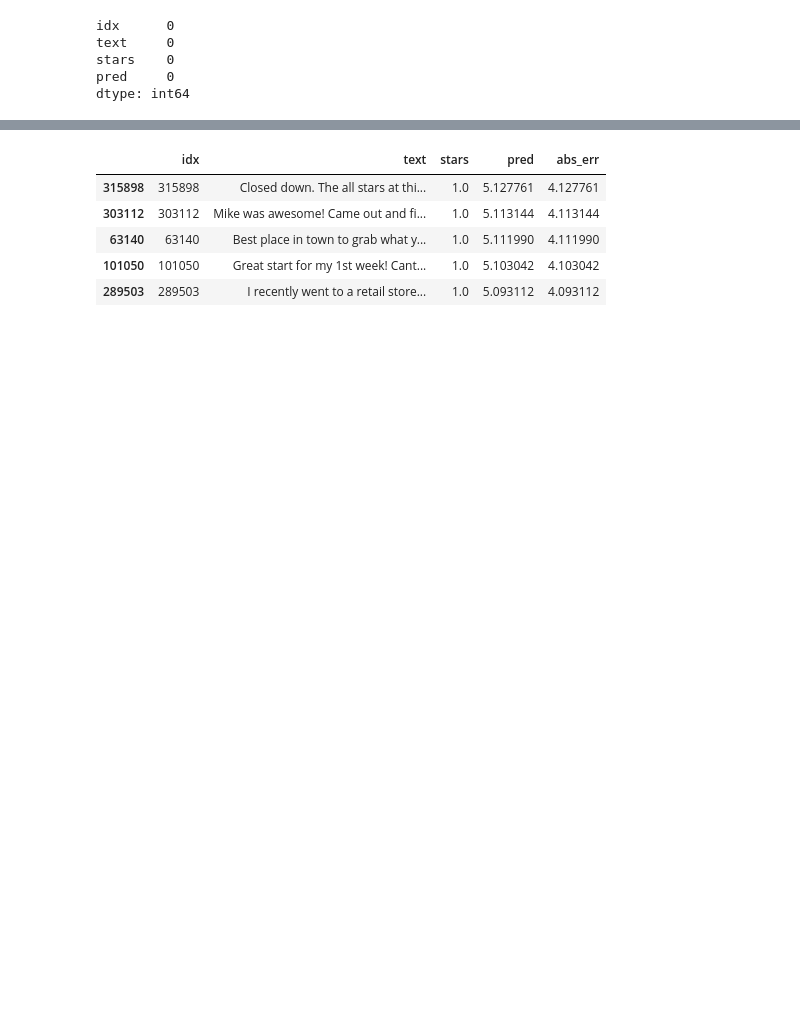
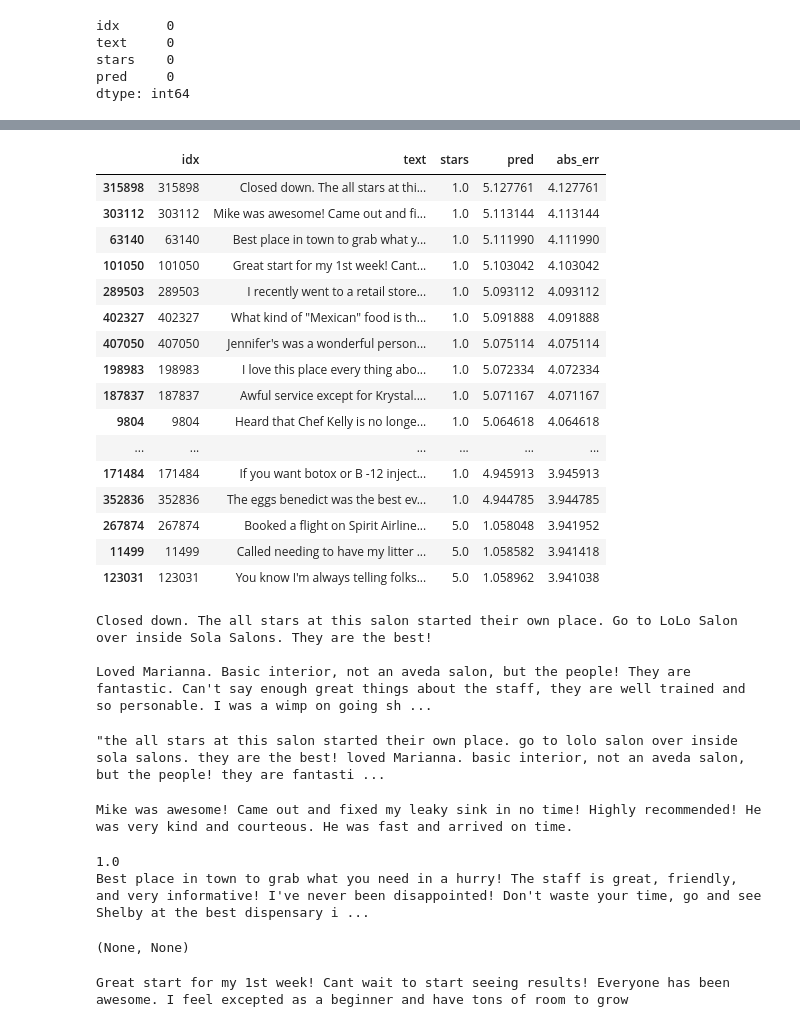
Before and after one commit to BloomTech-Labs/Yelp-ds, a Jupyter notebook: sentiment/final_evaluation/instpect.ipynb, the cells around one changed output, grey strips where cells are left out. Saved outputs shown, nothing was run; the diff lists cells and outputs as text; code cells hidden in the pictures; blank space fills up the shorter version.

```diff
--- a/sentiment/final_evaluation/instpect.ipynb
+++ b/sentiment/final_evaluation/instpect.ipynb
@@ -501,9 +505,44 @@ summary2 ft pred (('__label__POSITIVE',), array([0.93538362]))
 # %%
-top_top_losses.sort_values("abs_err", ascending=False).head()
+top_top_losses.sort_values("abs_err", ascending=False).head(50)
 # %% [output]
 |  | idx | text | stars | pred | abs_err |
 | 315898 | 315898 | Closed down. The all stars at thi... | 1.0 | 5.127761 | 4.127761 |
 | 303112 | 303112 | Mike was awesome! Came out and fi... | 1.0 | 5.113144 | 4.113144 |
 | 63140 | 63140 | Best place in town to grab what y... | 1.0 | 5.111990 | 4.111990 |
 | 101050 | 101050 | Great start for my 1st week! Cant... | 1.0 | 5.103042 | 4.103042 |
 | 289503 | 289503 | I recently went to a retail store... | 1.0 | 5.093112 | 4.093112 |
+| 402327 | 402327 | What kind of "Mexican" food is th... | 1.0 | 5.091888 | 4.091888 |
+| 407050 | 407050 | Jennifer's was a wonderful person... | 1.0 | 5.075114 | 4.075114 |
+| 198983 | 198983 | I love this place every thing abo... | 1.0 | 5.072334 | 4.072334 |
+| 187837 | 187837 | Awful service except for Krystal.... | 1.0 | 5.071167 | 4.071167 |
+| 9804 | 9804 | Heard that Chef Kelly is no longe... | 1.0 | 5.064618 | 4.064618 |
+| ... | ... | ... | ... | ... | ... |
+| 171484 | 171484 | If you want botox or B -12 inject... | 1.0 | 4.945913 | 3.945913 |
+| 352836 | 352836 | The eggs benedict was the best ev... | 1.0 | 4.944785 | 3.944785 |
+| 267874 | 267874 | Booked a flight on Spirit Airline... | 5.0 | 1.058048 | 3.941952 |
+| 11499 | 11499 | Called needing to have my litter ... | 5.0 | 1.058582 | 3.941418 |
+| 123031 | 123031 | You know I'm always telling folks... | 5.0 | 1.058962 | 3.941038 |
+# %%
+print(df.iloc[315898]['text'])
+# %% [output]
+Closed down. The all stars at this salon started their own place. Go to LoLo Salon over inside Sola Salons. They are the best!
+
+Loved Marianna. Basic interior, not an aveda salon, but the people! They are fantastic. Can't say enough great things about the staff, they are well trained and so personable. I was a wimp on going sh ...
+# %%
+ts2(df.iloc[315898]['text'], min_length=42, clean_up_tokenization_spaces=True, max_length=1024)[0]['summary_text']
+# %% [output]
+"the all stars at this salon started their own place. go to lolo salon over inside sola salons. they are the best! loved Marianna. basic interior, not an aveda salon, but the people! they are fantasti ...
+# %%
+print(df.iloc[303112]['text'])
+# %% [output]
+Mike was awesome! Came out and fixed my leaky sink in no time! Highly recommended! He was very kind and courteous. He was fast and arrived on time.
+# %%
+print(df.iloc[63140]['stars']), print(df.iloc[63140]['text'])
+# %% [output]
+1.0
+Best place in town to grab what you need in a hurry! The staff is great, friendly, and very informative! I've never been disappointed! Don't waste your time, go and see Shelby at the best dispensary i ...
+(None, None)
+# %%
+print(df.iloc[101050]['text'])
+# %% [output]
+Great start for my 1st week! Cant wait to start seeing results! Everyone has been awesome. I feel excepted as a beginner and have tons of room to grow
```
Also changed, not shown: parts of 43 cells of this notebook, 2 other files.
